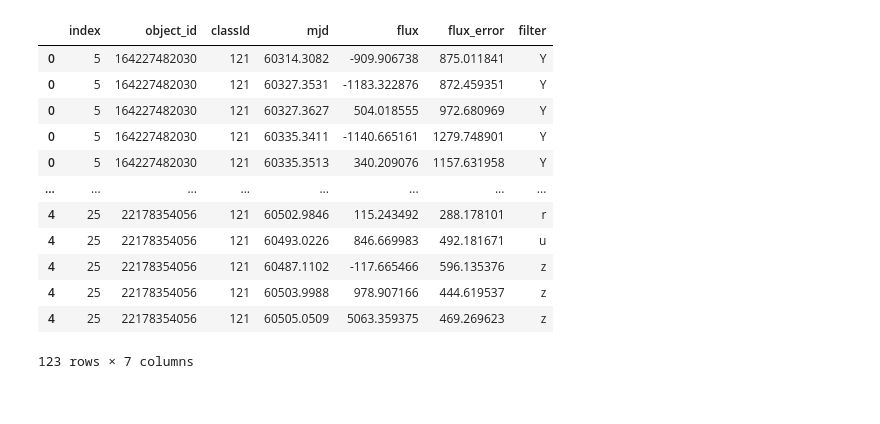
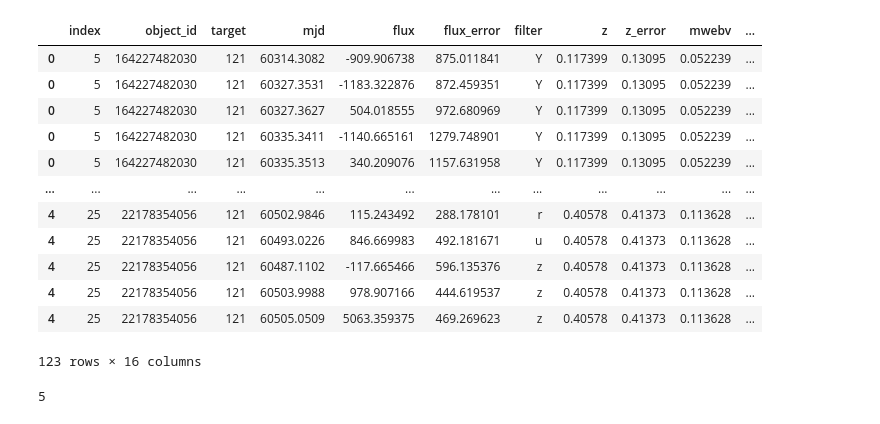
Before and after one commit to tallamjr/elasticc, a Jupyter notebook: notebooks/Untitled-Copy1.ipynb, the cells around one changed output. Drawn from its saved outputs; the diff is of its cells as text; code cells hidden in the pictures.

```diff
--- a/notebooks/Untitled-Copy1.ipynb
+++ b/notebooks/Untitled-Copy1.ipynb
@@ -10,7 +10,7 @@ import matplotlib.pyplot as plt
 import seaborn as sns
 sns.set_context('talk')
 # %%
-pdf = pd.read_parquet('ftransfer_elasticc_2023-02-15_946675/classId=121')
+pdf = pd.read_parquet('../data/raw/ftransfer_elasticc_2023-02-15_946675/classId=121')
 # %%
 def extract_history(history_list: list, field: str) -> list:
     """Extract the historical measurements contained in the alerts
@@ -39,7 +39,7 @@ def extract_history(history_list: list, field: str) -> list:
 
     return measurement
 
-def extract_field(alert: dict, category: str, field: str) -> np.array:
+def extract_field(alert: dict, category: str, field: str, key: str) -> np.array:
     """ Concatenate current and historical observation data for a given field.
 
     Parameters
@@ -60,10 +60,10 @@ def extract_field(alert: dict, category: str, field: str) -> np.array:
     """
     data = np.concatenate(
         [
-            [alert["diaSource"][field]],
+            [alert[key][field]],
             extract_history(alert[category], field)
         ]
     )
     return data
 # %%
-pdf['classId'] = 121
+pdf['target'] = 121
@@ -70,14 +113,31 @@ pdf['classId'] = 121
 # %%
 pdf['cpsFlux'] = pdf[['diaSource', 'prvDiaForcedSources']]\
-    .apply(lambda x: extract_field(x, 'prvDiaForcedSources', 'psFlux'), axis=1)
+    .apply(lambda x: extract_field(x, 'prvDiaForcedSources', 'psFlux', 'diaSource'), axis=1)
 pdf['cpsFluxErr'] = pdf[['diaSource', 'prvDiaForcedSources']]\
-    .apply(lambda x: extract_field(x, 'prvDiaForcedSources', 'psFluxErr'), axis=1)
+    .apply(lambda x: extract_field(x, 'prvDiaForcedSources', 'psFluxErr', 'diaSource'), axis=1)
 pdf['cfilterName'] = pdf[['diaSource', 'prvDiaForcedSources']]\
-    .apply(lambda x: extract_field(x, 'prvDiaForcedSources', 'filterName'), axis=1)
+    .apply(lambda x: extract_field(x, 'prvDiaForcedSources', 'filterName', 'diaSource'), axis=1)
 pdf['cmidPointTai'] = pdf[['diaSource', 'prvDiaForcedSources']]\
-    .apply(lambda x: extract_field(x, 'prvDiaForcedSources', 'midPointTai'), axis=1)
+    .apply(lambda x: extract_field(x, 'prvDiaForcedSources', 'midPointTai', 'diaSource'), axis=1)
 
-cols = ['alertId', 'classId', 'cmidPointTai', 'cpsFlux', 'cpsFluxErr', 'cfilterName']
+pdf['cZ'] = pdf[['diaObject', 'prvDiaForcedSources']]\
+    .apply(lambda x: extract_field(x, 'prvDiaForcedSources', 'z_final', 'diaObject'), axis=1)
+pdf['cZerr'] = pdf[['diaObject', 'prvDiaForcedSources']]\
+    .apply(lambda x: extract_field(x, 'prvDiaForcedSources', 'z_final_err', 'diaObject'), axis=1)
+pdf['cMwebv'] = pdf[['diaObject', 'prvDiaForcedSources']]\
+    .apply(lambda x: extract_field(x, 'prvDiaForcedSources', 'mwebv', 'diaObject'), axis=1)
+pdf['cRa'] = pdf[['diaObject', 'prvDiaForcedSources']]\
+    .apply(lambda x: extract_field(x, 'prvDiaForcedSources', 'ra', 'diaObject'), axis=1)
+pdf['cDecl'] = pdf[['diaObject', 'prvDiaForcedSources']]\
+    .apply(lambda x: extract_field(x, 'prvDiaForcedSources', 'decl', 'diaObject'), axis=1)
+pdf['cHostgal_ra'] = pdf[['diaObject', 'prvDiaForcedSources']]\
+    .apply(lambda x: extract_field(x, 'prvDiaForcedSources', 'hostgal_ra', 'diaObject'), axis=1)
+pdf['cHostgal_dec'] = pdf[['diaObject', 'prvDiaForcedSources']]\
+    .apply(lambda x: extract_field(x, 'prvDiaForcedSources', 'hostgal_dec', 'diaObject'), axis=1)
+
+cols = ['alertId', 'target', 'cmidPointTai', 'cpsFlux', 'cpsFluxErr', 'cfilterName', 'cZ', \
+        'cZerr', 'cMwebv', 'cRa', 'cDecl', 'cHostgal_ra', 'cHostgal_dec', \
+        'SNID', 'NOBS']
 sub = pdf[cols]
 sub
 # %% [output]
@@ -117,23 +207,29 @@ sub = sub[df].reset_index(drop=True)
 # %%
 df = sub.explode(column=["cmidPointTai", "cpsFlux", "cpsFluxErr", "cfilterName"]).sort_values(by=["index", "cfilterName"])
 
-df = df.rename(columns={"alertId": "object_id","cmidPointTai": "mjd", "cpsFlux": "flux", "cpsFluxErr": "flux_error", "cfilterName": "filter"})
+df = df.explode(column=["cZ", "cZerr", "cMwebv", "cRa", "cDecl", "cHostgal_ra", "cHostgal_dec"])
+
+df = df.rename(columns={"alertId": "object_id", "SNID": "uid","cmidPointTai": "mjd", "cpsFlux": "flux", "cpsFluxErr": "flux_error", "cfilterName": "filter", "cZ": "z", "cZerr": "z_error", "cMwebv": "mwebv", "cRa": "ra", "cDecl": "dec", "cHostgal_ra": "hostgal_ra", "cHostgal_dec": "hostgal_dec", "NOBS":"nobs"})
 
 df
 # %% [output]
-|  | index | object_id | classId | mjd | flux | flux_error | filter |
-| 0 | 5 | 164227482030 | 121 | 60314.3082 | -909.906738 | 875.011841 | Y |
-| 0 | 5 | 164227482030 | 121 | 60327.3531 | -1183.322876 | 872.459351 | Y |
-| 0 | 5 | 164227482030 | 121 | 60327.3627 | 504.018555 | 972.680969 | Y |
-| 0 | 5 | 164227482030 | 121 | 60335.3411 | -1140.665161 | 1279.748901 | Y |
-| 0 | 5 | 164227482030 | 121 | 60335.3513 | 340.209076 | 1157.631958 | Y |
-| ... | ... | ... | ... | ... | ... | ... | ... |
-| 4 | 25 | 22178354056 | 121 | 60502.9846 | 115.243492 | 288.178101 | r |
-| 4 | 25 | 22178354056 | 121 | 60493.0226 | 846.669983 | 492.181671 | u |
-| 4 | 25 | 22178354056 | 121 | 60487.1102 | -117.665466 | 596.135376 | z |
-| 4 | 25 | 22178354056 | 121 | 60503.9988 | 978.907166 | 444.619537 | z |
-| 4 | 25 | 22178354056 | 121 | 60505.0509 | 5063.359375 | 469.269623 | z |
+|  | index | object_id | target | mjd | flux | flux_error | filter | z | z_error | mwebv | ... |
+| 0 | 5 | 164227482030 | 121 | 60314.3082 | -909.906738 | 875.011841 | Y | 0.117399 | 0.13095 | 0.052239 | ... |
+| 0 | 5 | 164227482030 | 121 | 60327.3531 | -1183.322876 | 872.459351 | Y | 0.117399 | 0.13095 | 0.052239 | ... |
+| 0 | 5 | 164227482030 | 121 | 60327.3627 | 504.018555 | 972.680969 | Y | 0.117399 | 0.13095 | 0.052239 | ... |
+| 0 | 5 | 164227482030 | 121 | 60335.3411 | -1140.665161 | 1279.748901 | Y | 0.117399 | 0.13095 | 0.052239 | ... |
+| 0 | 5 | 164227482030 | 121 | 60335.3513 | 340.209076 | 1157.631958 | Y | 0.117399 | 0.13095 | 0.052239 | ... |
+| ... | ... | ... | ... | ... | ... | ... | ... | ... | ... | ... | ... |
+| 4 | 25 | 22178354056 | 121 | 60502.9846 | 115.243492 | 288.178101 | r | 0.40578 | 0.41373 | 0.113628 | ... |
+| 4 | 25 | 22178354056 | 121 | 60493.0226 | 846.669983 | 492.181671 | u | 0.40578 | 0.41373 | 0.113628 | ... |
+| 4 | 25 | 22178354056 | 121 | 60487.1102 | -117.665466 | 596.135376 | z | 0.40578 | 0.41373 | 0.113628 | ... |
+| 4 | 25 | 22178354056 | 121 | 60503.9988 | 978.907166 | 444.619537 | z | 0.40578 | 0.41373 | 0.113628 | ... |
+| 4 | 25 | 22178354056 | 121 | 60505.0509 | 5063.359375 | 469.269623 | z | 0.40578 | 0.41373 | 0.113628 | ... |
-123 rows × 7 columns
+123 rows × 16 columns
+# %%
+len(df["object_id"].unique())
+# %% [output]
+5
 # %%
 from astronet.preprocess import generate_gp_all_objects, remap_filters, generate_gp_single_event
 from astronet.constants import *
```
Also changed, not shown: parts of 24 cells of this notebook, 1 other file.
